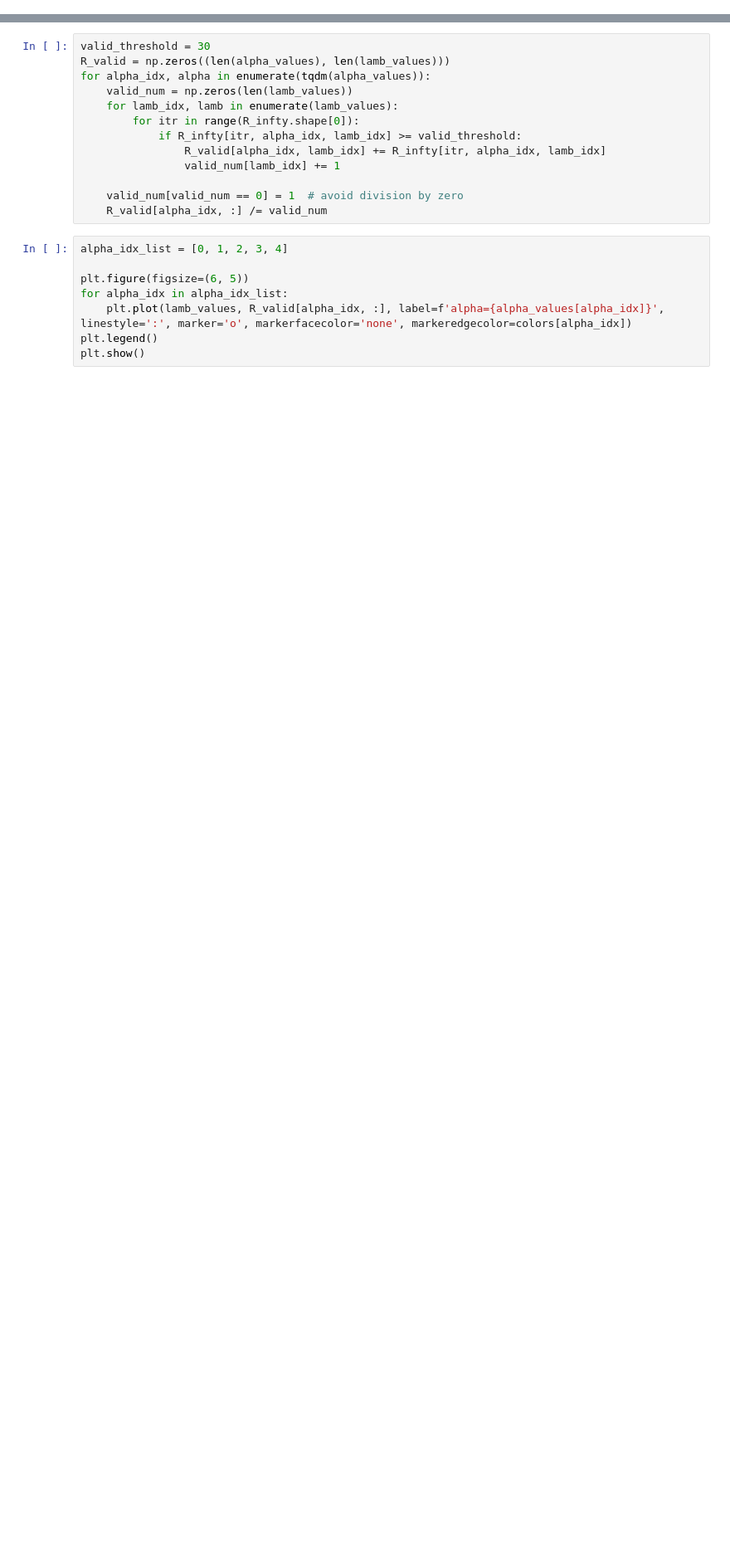
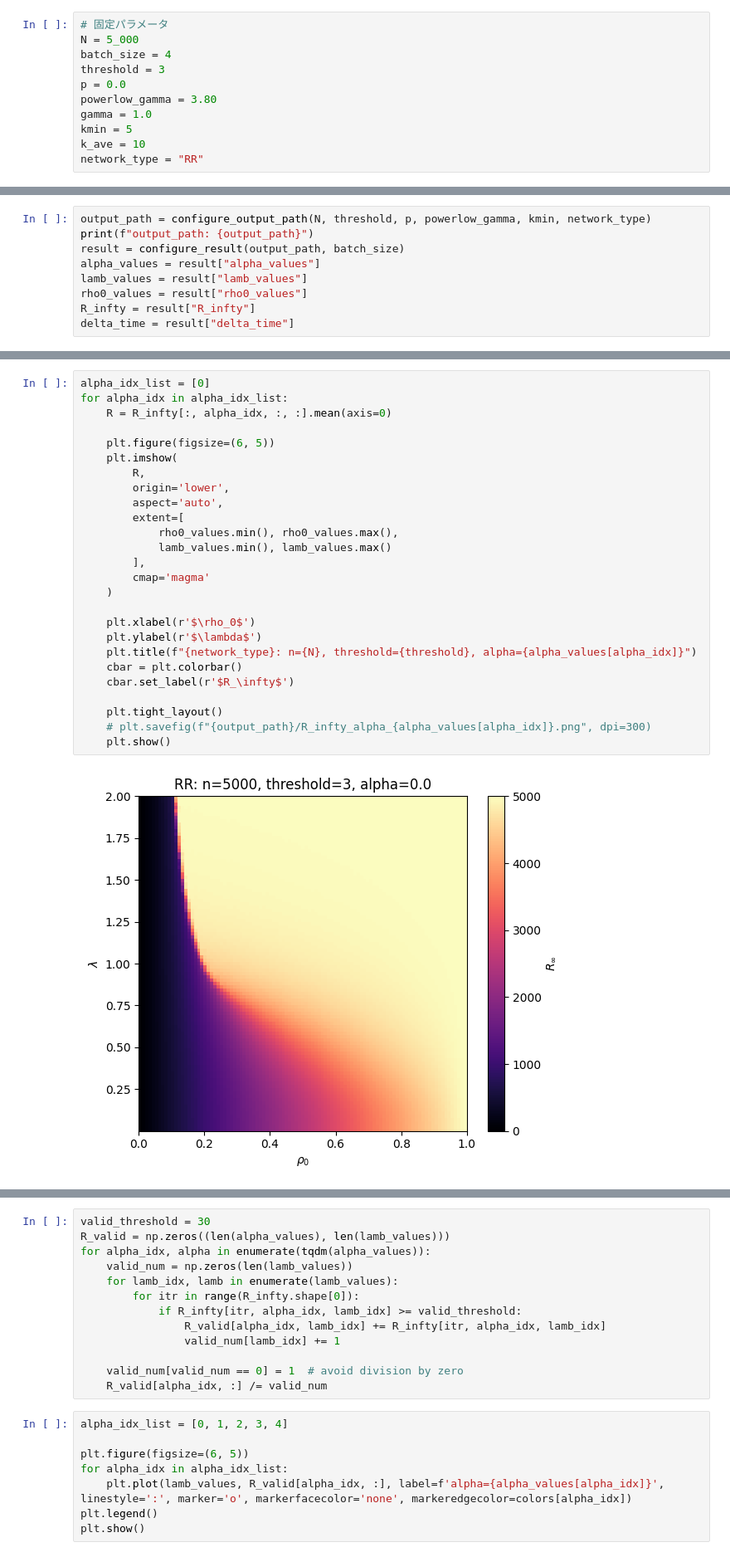
Before and after one commit to Kojirouuuu/network-simulations, a Jupyter notebook: notebooks/analyze.ipynb, the cells around one changed output, grey strips where cells are left out. Shown at 83% size. Saved outputs shown, nothing was run; the diff lists cells and outputs as text; blank space fills up the shorter version.

```diff
--- a/notebooks/analyze.ipynb
+++ b/notebooks/analyze.ipynb
@@ -121,0 +31,11 @@ len(alpha_values): 5
+# %%
+# 固定パラメータ
+N = 5_000
+batch_size = 4
+threshold = 3
+p = 0.0
+powerlow_gamma = 3.80
+gamma = 1.0
+kmin = 5
+k_ave = 10
+network_type = "RR"
@@ -121,0 +51,9 @@ len(alpha_values): 5
+# %%
+output_path = configure_output_path(N, threshold, p, powerlow_gamma, kmin, network_type)
+print(f"output_path: {output_path}")
+result = configure_result(output_path, batch_size)
+alpha_values = result["alpha_values"]
+lamb_values = result["lamb_values"]
+rho0_values = result["rho0_values"]
+R_infty = result["R_infty"]
+delta_time = result["delta_time"]
@@ -121,0 +67,28 @@ len(alpha_values): 5
+# %%
+alpha_idx_list = [0]
+for alpha_idx in alpha_idx_list:
+    R = R_infty[:, alpha_idx, :, :].mean(axis=0)
+
+    plt.figure(figsize=(6, 5))
+    plt.imshow(
+        R,
+        origin='lower',
+        aspect='auto',
+        extent=[
+            rho0_values.min(), rho0_values.max(),
+            lamb_values.min(), lamb_values.max()
+        ],
+        cmap='magma'
+    )
+
+    plt.xlabel(r'$\rho_0$')
+    plt.ylabel(r'$\lambda$')
+    plt.title(f"{network_type}: n={N}, threshold={threshold}, alpha={alpha_values[alpha_idx]}")
+    cbar = plt.colorbar()
+    cbar.set_label(r'$R_\infty$')
+
+    plt.tight_layout()
+    # plt.savefig(f"{output_path}/R_infty_alpha_{alpha_values[alpha_idx]}.png", dpi=300)
+    plt.show()
+# %% [output]
+[figure, added]
```
Also changed, not shown: parts of 22 cells of this notebook, 11 other files.
